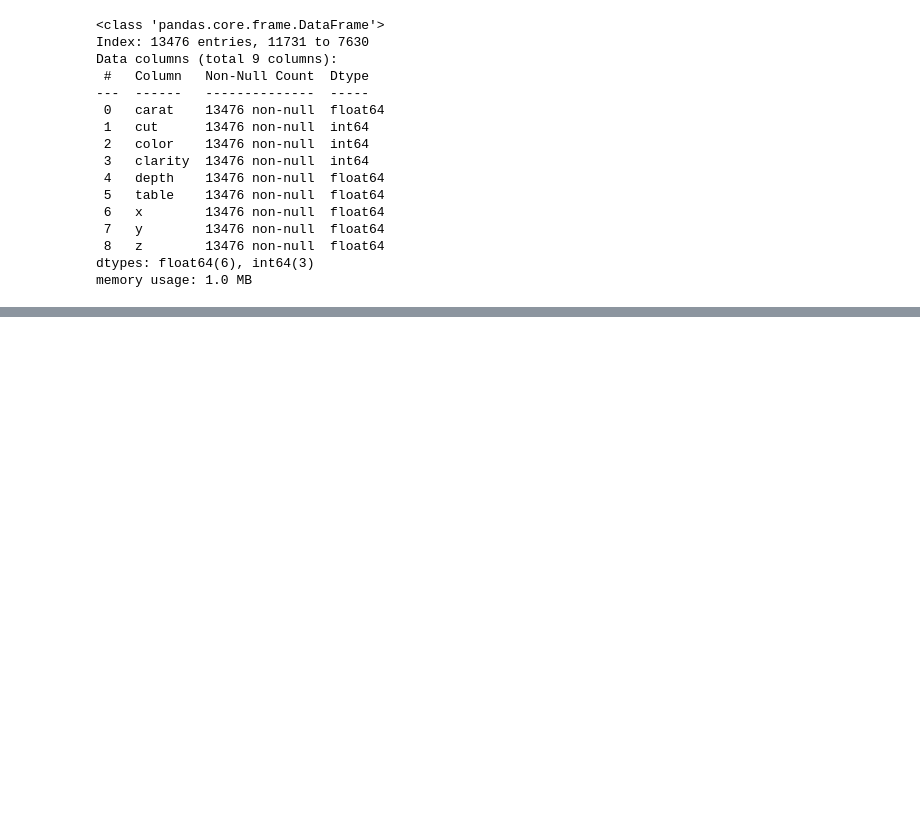
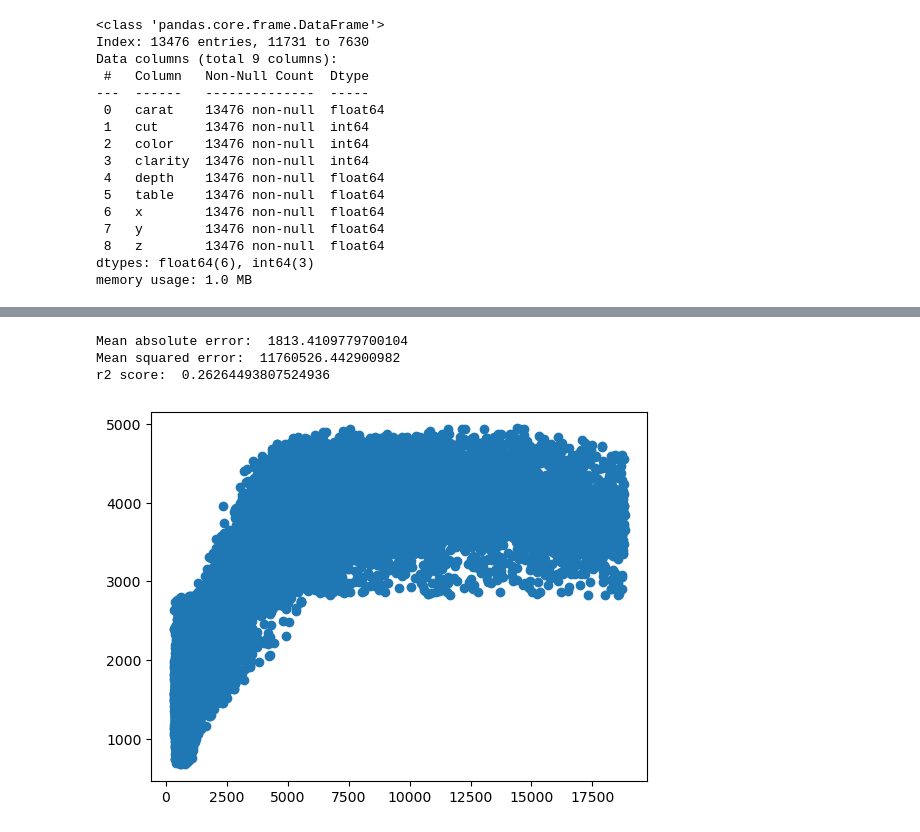
Before and after one commit to AbdullahTurgut/Machine-Learning, a Jupyter notebook: 11- SVMRegressor.ipynb, the cells around one changed output, grey strips where cells are left out. Cells and saved outputs as stored; diff of their text form; code cells hidden in the pictures; blank space fills up the shorter version.

```diff
--- a/11- SVMRegressor.ipynb
+++ b/11- SVMRegressor.ipynb
@@ -315,0 +339,17 @@ X_test_scaled = scaler.transform(X_test)
+# %%
+svr = SVR()
+svr.fit(X_train_scaled,y_train)
+y_pred = svr.predict(X_test_scaled)
+mae = mean_absolute_error(y_test,y_pred)
+mse = mean_squared_error(y_test,y_pred)
+score = r2_score(y_test,y_pred)
+print("Mean absolute error: ", mae)
+print("Mean squared error: ", mse)
+print("r2 score: ", score)
+plt.scatter(y_test,y_pred)
+plt.show()
+# %% [output]
+Mean absolute error:  1813.4109779700104
+Mean squared error:  11760526.442900982
+r2 score:  0.26264493807524936
+[figure, added]
```
Also changed, not shown: parts of 4 cells of this notebook.
